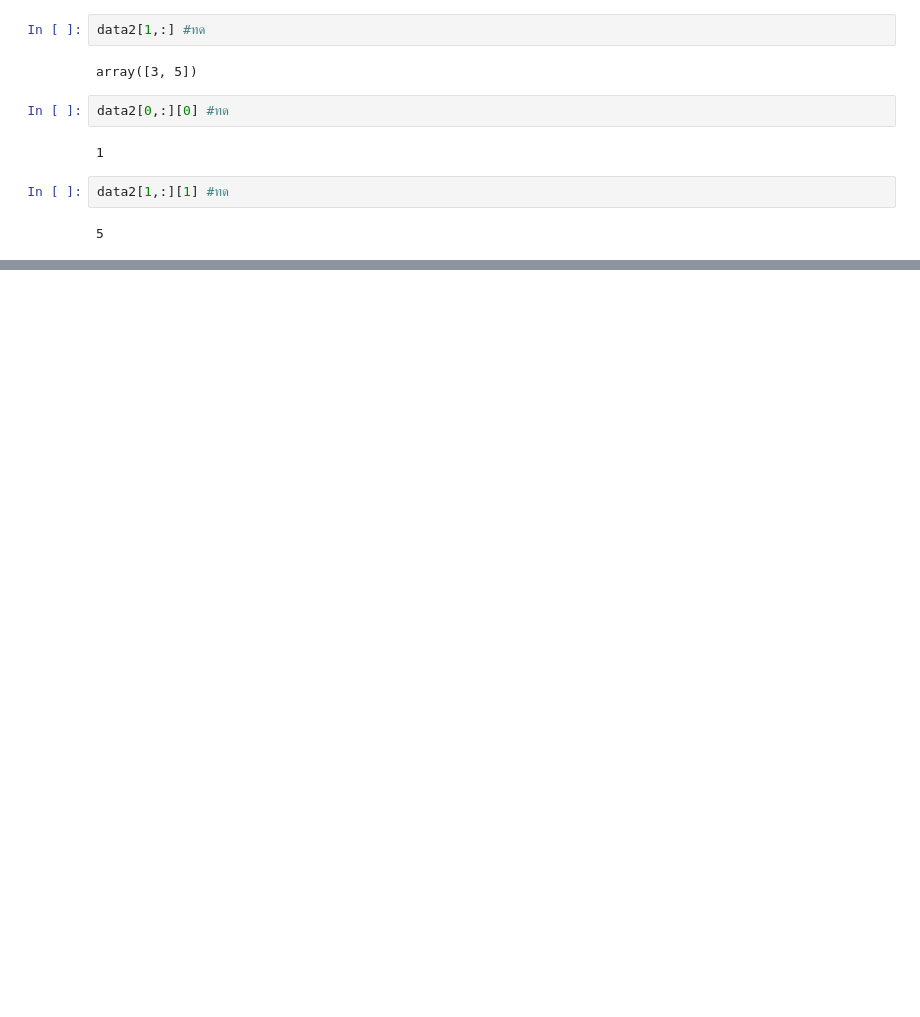
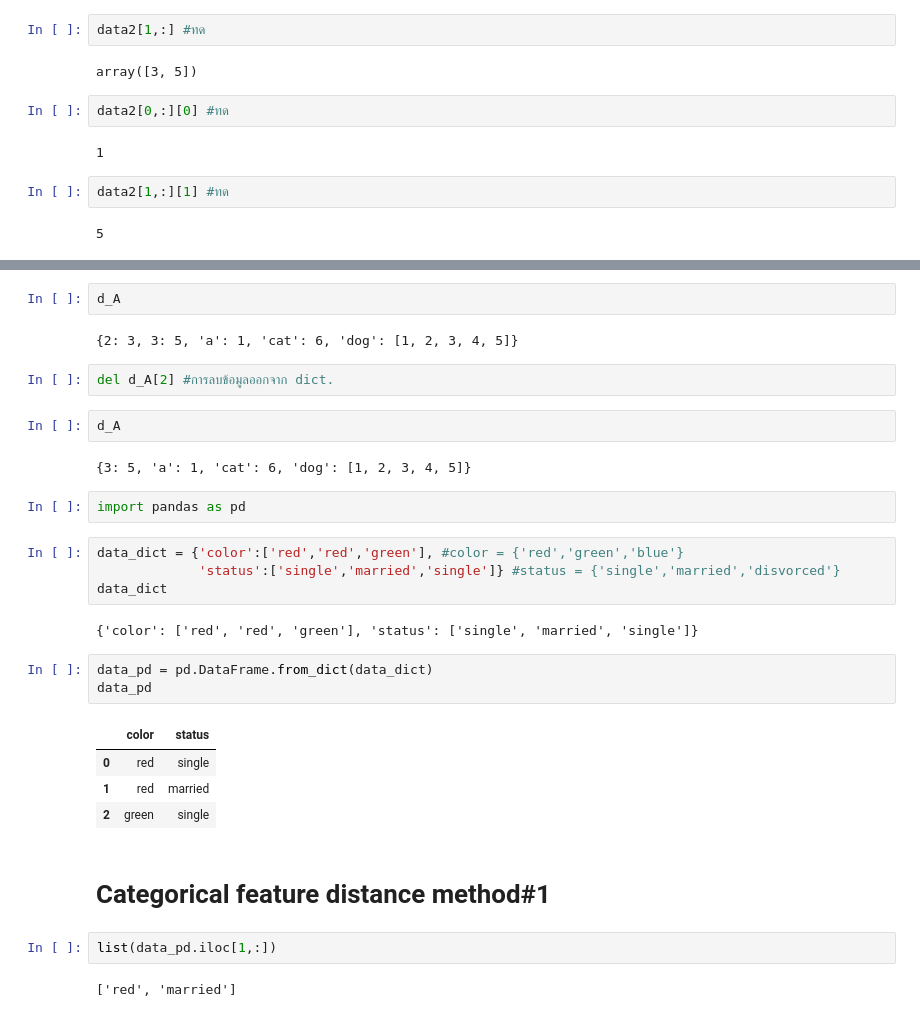
Before and after one commit to Adibank/DPDM, a Jupyter notebook: Data103_Distance.ipynb, the cells around one changed output, grey strips where cells are left out. Drawn from its saved outputs; the diff is of its cells as text; blank space fills up the shorter version.

```diff
--- a/Data103_Distance.ipynb
+++ b/Data103_Distance.ipynb
@@ -139,0 +156,32 @@ data2[1,:][1] #ทด
+# %%
+d_A
+# %% [output]
+{2: 3, 3: 5, 'a': 1, 'cat': 6, 'dog': [1, 2, 3, 4, 5]}
+# %%
+del d_A[2] #การลบข้อมูลออกจาก dict.
+# %%
+d_A
+# %% [output]
+{3: 5, 'a': 1, 'cat': 6, 'dog': [1, 2, 3, 4, 5]}
+# %%
+import pandas as pd
+# %%
+data_dict = {'color':['red','red','green'], #color = {'red','green','blue'}
+             'status':['single','married','single']} #status = {'single','married','disvorced'}
+data_dict
+# %% [output]
+{'color': ['red', 'red', 'green'], 'status': ['single', 'married', 'single']}
+# %%
+data_pd = pd.DataFrame.from_dict(data_dict)
+data_pd
+# %% [output]
+|  | color | status |
+| 0 | red | single |
+| 1 | red | married |
+| 2 | green | single |
+# %% [markdown]
+# Categorical feature distance method#1
+# %%
+list(data_pd.iloc[1,:])
+# %% [output]
+['red', 'married']
```
Also changed, not shown: parts of 24 cells of this notebook.
